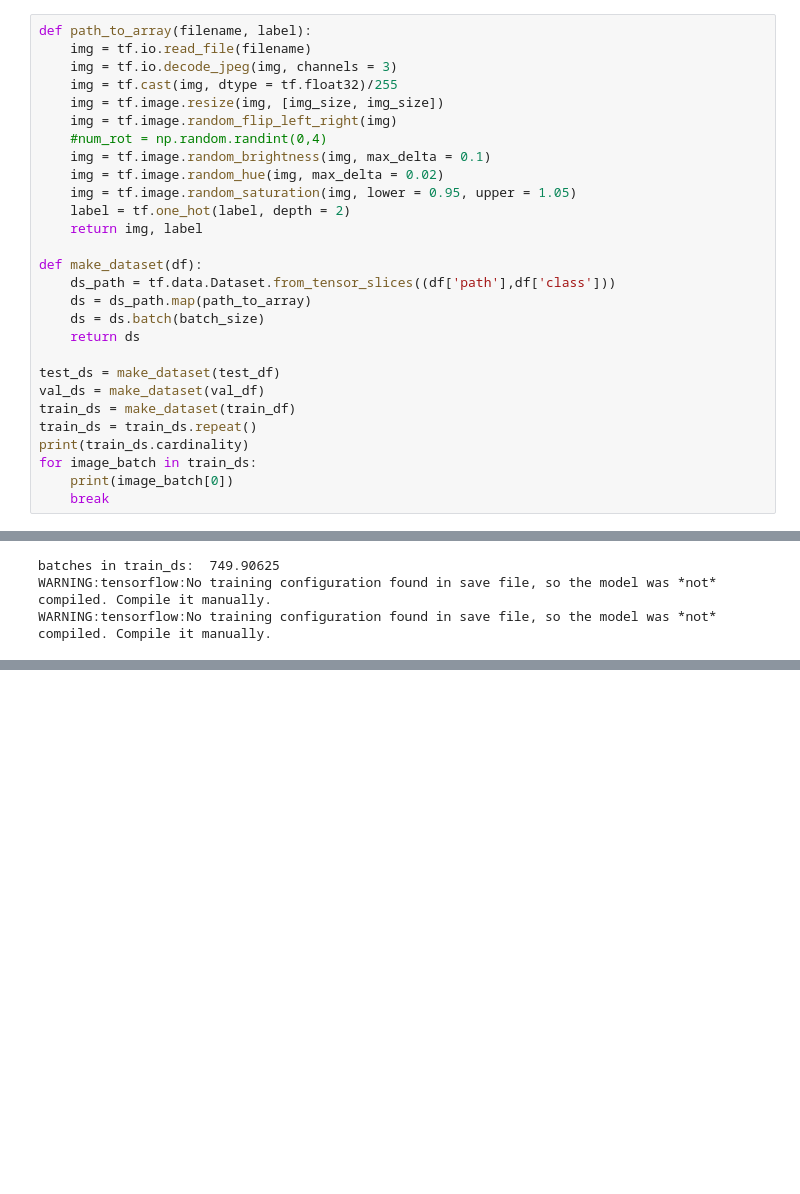
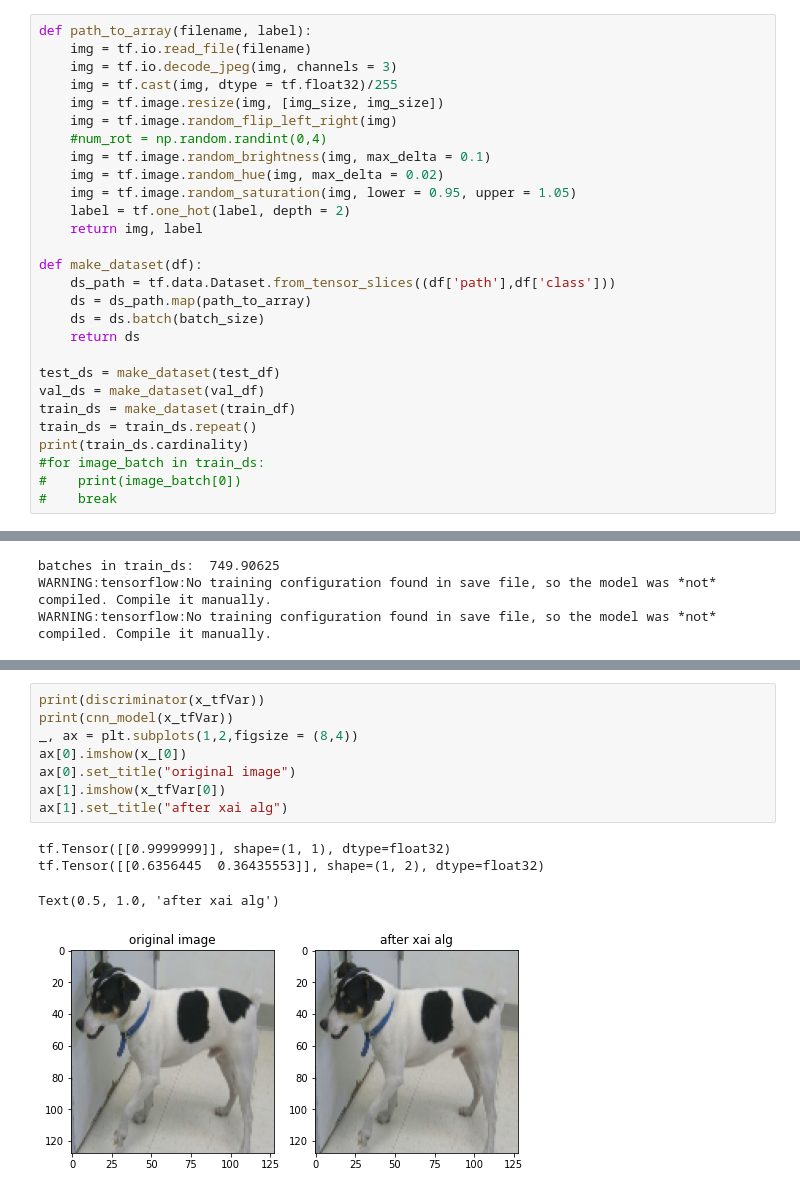
Before and after one commit to tomheit/xai_gan, a Jupyter notebook: xai_gan_cats_vs_dogs.ipynb, the cells around one changed output, grey strips where cells are left out. Cells and saved outputs as stored; diff of their text form; blank space fills up the shorter version.

```diff
--- a/xai_gan_cats_vs_dogs.ipynb
+++ b/xai_gan_cats_vs_dogs.ipynb
@@ -204,9 +204,9 @@ val_ds = make_dataset(val_df)
 train_ds = make_dataset(train_df)
 train_ds = train_ds.repeat()
 print(train_ds.cardinality)
-for image_batch in train_ds:
-    print(image_batch[0])
-    break
+#for image_batch in train_ds:
+#    print(image_batch[0])
+#    break
 # %% [output]
 <bound method DatasetV2.cardinality of <RepeatDataset shapes: ((None, 128, 128, 3), (None, 2)), types: (tf.float32, tf.float32)>>
 tf.Tensor(
@@ -485,0 +539,13 @@ tf.Tensor([[0.9850071]], shape=(1, 1), dtype=float32)
+# %%
+print(discriminator(x_tfVar))
+print(cnn_model(x_tfVar))
+_, ax = plt.subplots(1,2,figsize = (8,4))
+ax[0].imshow(x_[0])
+ax[0].set_title("original image")
+ax[1].imshow(x_tfVar[0])
+ax[1].set_title("after xai alg")
+# %% [output]
+tf.Tensor([[0.9999999]], shape=(1, 1), dtype=float32)
+tf.Tensor([[0.6356445  0.36435553]], shape=(1, 2), dtype=float32)
+Text(0.5, 1.0, 'after xai alg')
+[figure, added]
```
Also changed, not shown: parts of 9 cells of this notebook, 1 other file.
